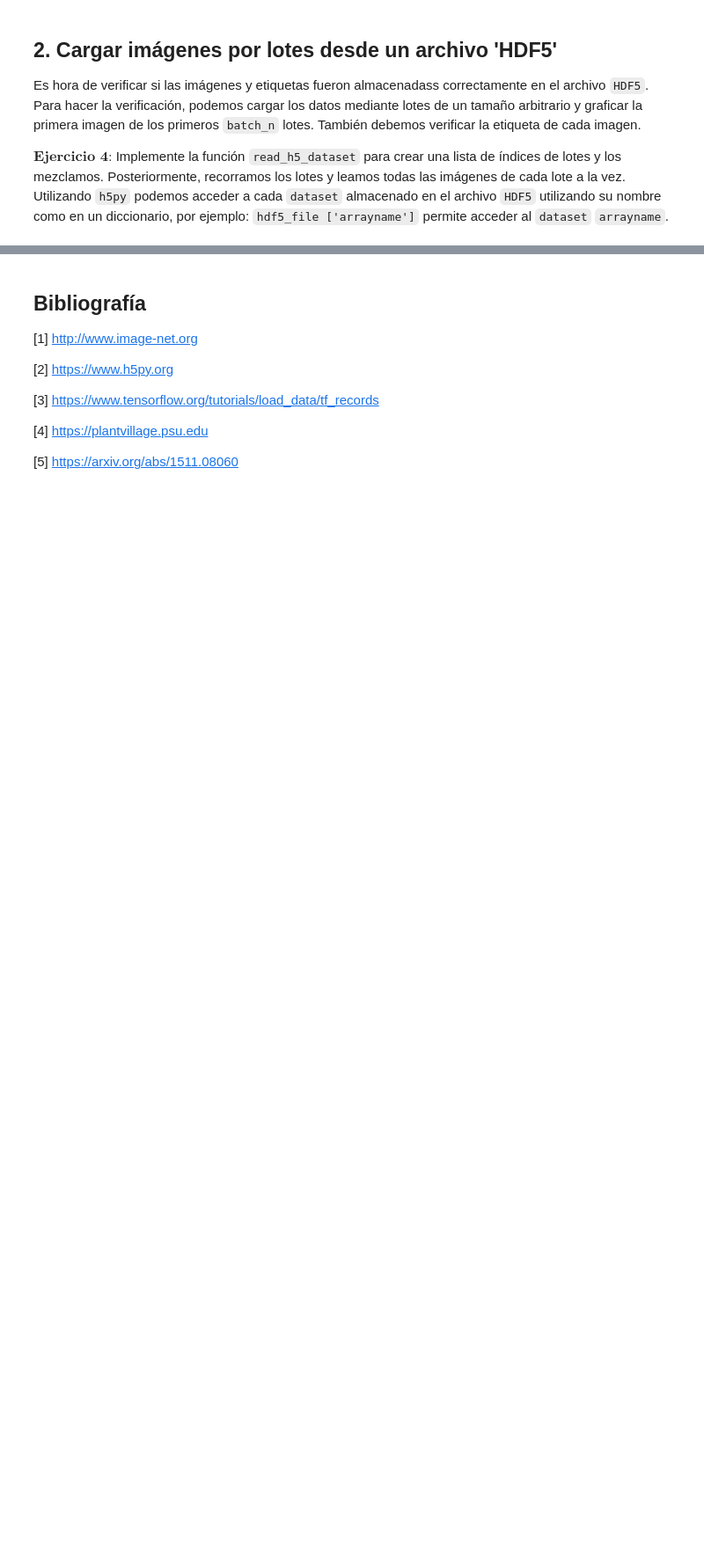
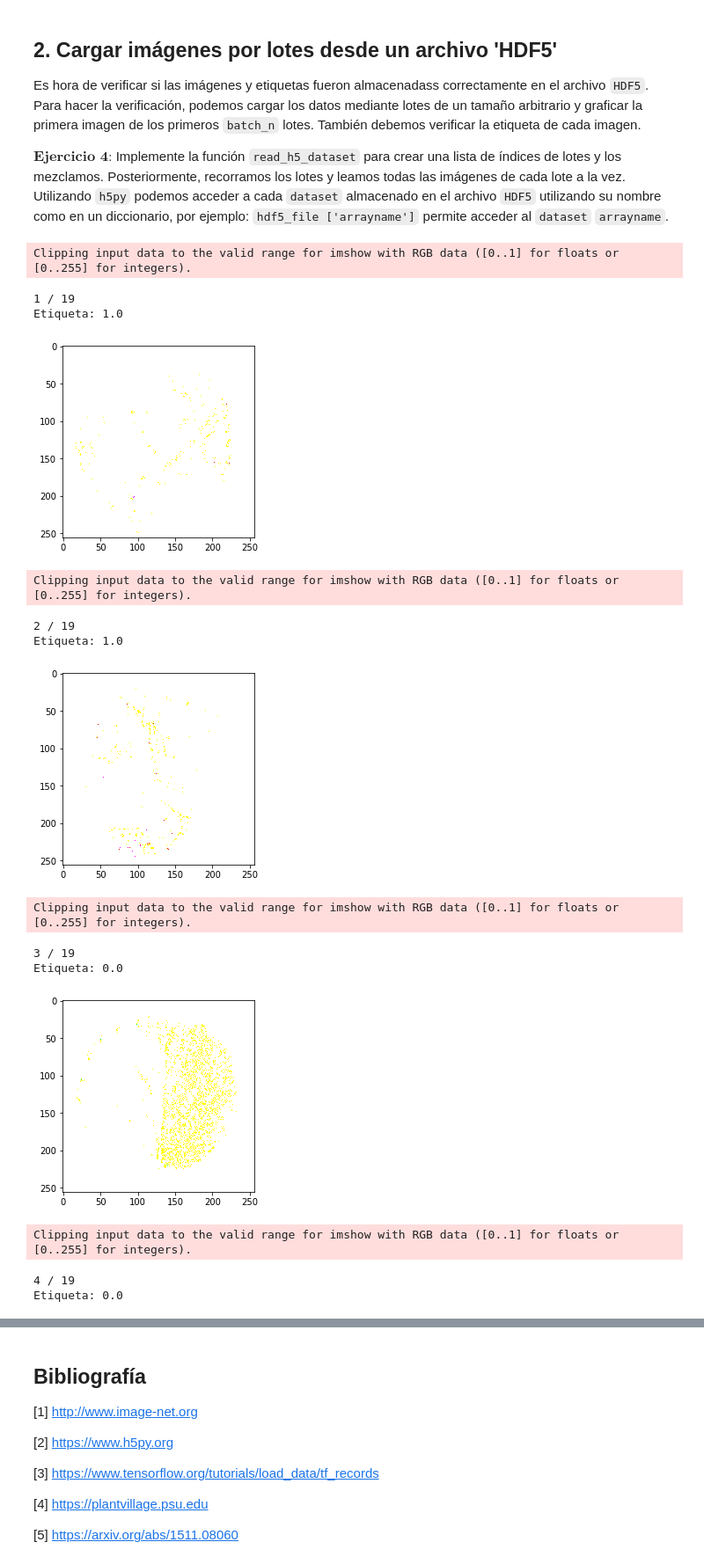
Before and after one commit to HellMem/deep_learning, a Jupyter notebook: 1_storage_and_data_loading/ex01.ipynb, the cells around one changed output, grey strips where cells are left out. Shown at 88% size. Cells and saved outputs as stored; diff of their text form; code cells hidden in the pictures; blank space fills up the shorter version.

```diff
--- a/1_storage_and_data_loading/ex01.ipynb
+++ b/1_storage_and_data_loading/ex01.ipynb
@@ -86,7 +90,7 @@ def build_data_lists(healthy_scorch_path, shuffle_data):
     return train_addrs, train_labels, val_addrs, val_labels, test_addrs, test_labels
 # %%
 # Agregue la dirección en donde se encuentran las imágenes
-healthy_scorch_path =                  #Dirección en donde se encuentran las imágenes
+healthy_scorch_path =  "raw-color**/*.JPG"   #Dirección en donde se encuentran las imágenes
 
 shuffle_data = True  # Barajear las rutas de los archivos antes de almacenar
 train_addrs, train_labels, val_addrs, val_labels, test_addrs, test_labels=build_data_lists(healthy_scorch_path, shuffle_data)
@@ -120,28 +128,32 @@ def build_h5_dataset(hdf5_path, data_order, train_x_l, val_x_l, test_x_l):
 
     # Selecciona el orden de los datos y elige las dimensiones apropiadas para almacenar las imágenes
     if data_order == 'th':
-        train_shape =
-        val_shape =
-        test_shape =
+        train_shape = (train_x_l, 256, 256, 3)
+        val_shape = (val_x_l, 256, 256, 3)
+        test_shape = (test_x_l, 256, 256, 3)
     elif data_order == 'tf':
-        train_shape =
-        val_shape =
-        test_shape =
+        train_shape = (train_x_l, 256, 256, 3)
+        val_shape = (val_x_l, 256, 256, 3)
+        test_shape = (test_x_l, 256, 256, 3)
 
-    # Abrir un archivo HDF5 en modo escritura
+        # Abrir un archivo HDF5 en modo escritura
     hdf5_file = h5py.File(hdf5_path, mode='w')
     # crear los datasets: train_img, val_img, test_img, train_mean
-    # hdf5_file.create_dataset("dataset_name", shape, dtype numpy)
-
+    hdf5_file.create_dataset("train_img", train_shape)
+    hdf5_file.create_dataset("val_img", val_shape)
+    hdf5_file.create_dataset("test_img", test_shape)
+    hdf5_file.create_dataset("train_mean", train_shape[1:])
 
     # crear los datasets de etiquetas: train_labels, val_labels, test_labels
-    # hdf5_file.create_dataset("dataset_name", shape, dtype numpy)
+    hdf5_file.create_dataset("train_labels", (train_x_l,))
+    hdf5_file.create_dataset("val_labels", (val_x_l,))
+    hdf5_file.create_dataset("test_labels", (test_x_l,))
 
 
     return hdf5_file
 # %%
 # Actualiza la siguiente ruta acorde a su entorno de trabajo
-hdf5_path = '../datasets/data_healthy.h5'  # Dirección donde queremos almacenar el archivo hdf5
+hdf5_path = 'datasets/data_healthy.h5'  # Dirección donde queremos almacenar el archivo hdf5
 data_order = 'tf'  # 'tf' para Tensorflow
 hdf5_file=build_h5_dataset(hdf5_path, data_order, len(train_addrs), len(val_addrs), len(test_addrs))
 # %%
@@ -256,10 +311,10 @@ def read_h5_dataset(hdf5_path, batch_size, batch_n):
         i_e = min([(i + 1) * batch_size, data_num])  # Indice de la última imagen en este lote
 
         # Agregue el código para leer las imágenes del lote
-        images =
+        images = hdf5_file["train_img"][i_s:i_e]
 
         # Agruegue el código para leer etiquetas
-        labels =
+        labels = hdf5_file["train_labels"][i_s:i_e]
 
         print (n+1, '/', len(batches_list))
         print (f"Etiqueta: {labels[0]}")
@@ -272,8 +327,24 @@ def read_h5_dataset(hdf5_path, batch_size, batch_n):
     return hdf5_file
 # %%
 # Modifique la siguiente ruta acorde a su entorno de desarrollo
-hdf5_path = '../datasets/data_healthy.h5'
+hdf5_path = 'datasets/data_healthy.h5'
 batch_size = 50
 batch_n = 4
 hdf5_file = read_h5_dataset(hdf5_path, batch_size, batch_n)
 hdf5_file.close()
+# %% [output]
+Clipping input data to the valid range for imshow with RGB data ([0..1] for floats or [0..255] for integers).
+1 / 19
+Etiqueta: 1.0
+[figure, added]
+Clipping input data to the valid range for imshow with RGB data ([0..1] for floats or [0..255] for integers).
+2 / 19
+Etiqueta: 1.0
+[figure, added]
+Clipping input data to the valid range for imshow with RGB data ([0..1] for floats or [0..255] for integers).
+3 / 19
+Etiqueta: 0.0
+[figure, added]
+Clipping input data to the valid range for imshow with RGB data ([0..1] for floats or [0..255] for integers).
+4 / 19
+Etiqueta: 0.0
```
Also changed, not shown: parts of 6 cells of this notebook, 1 other file.
